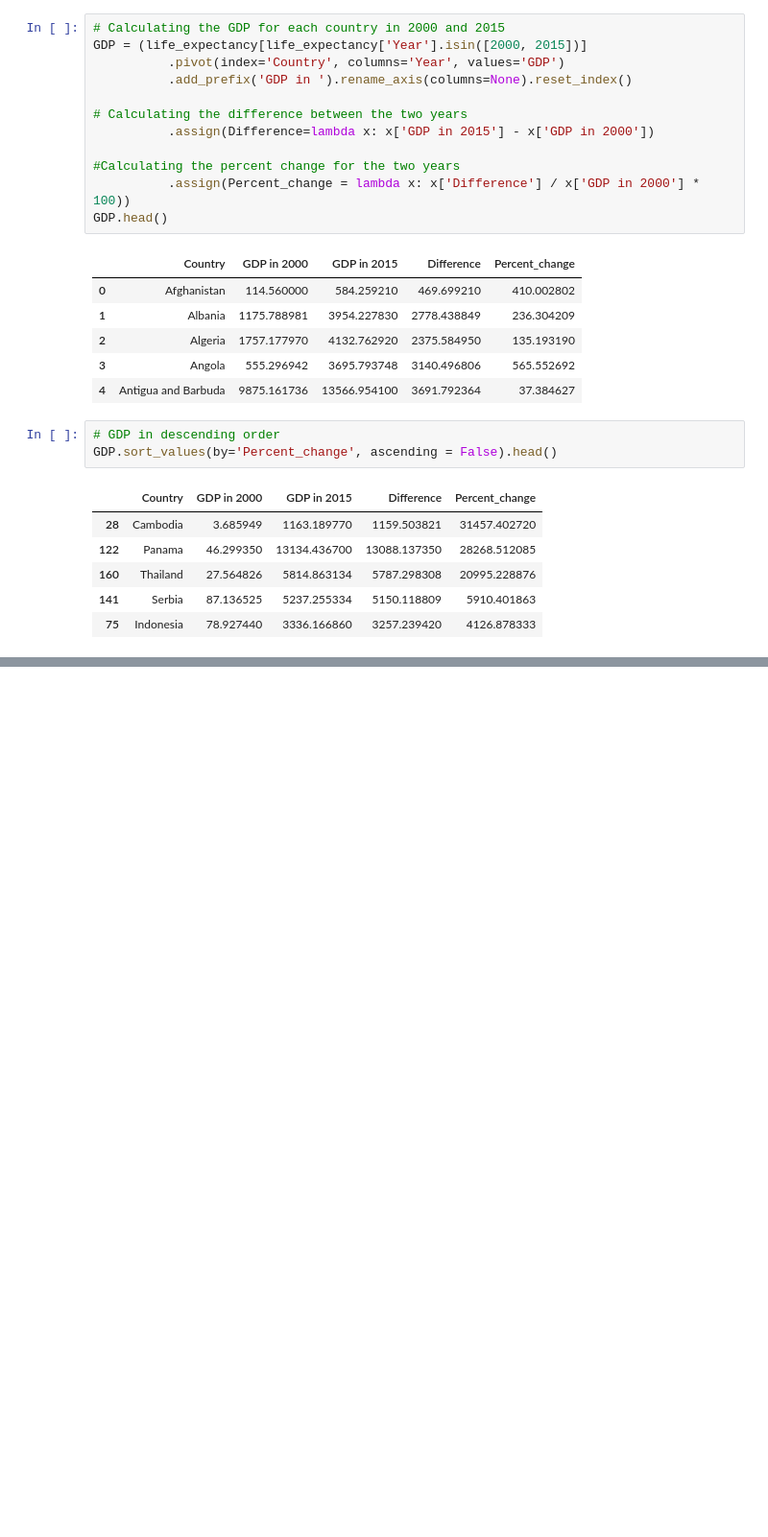
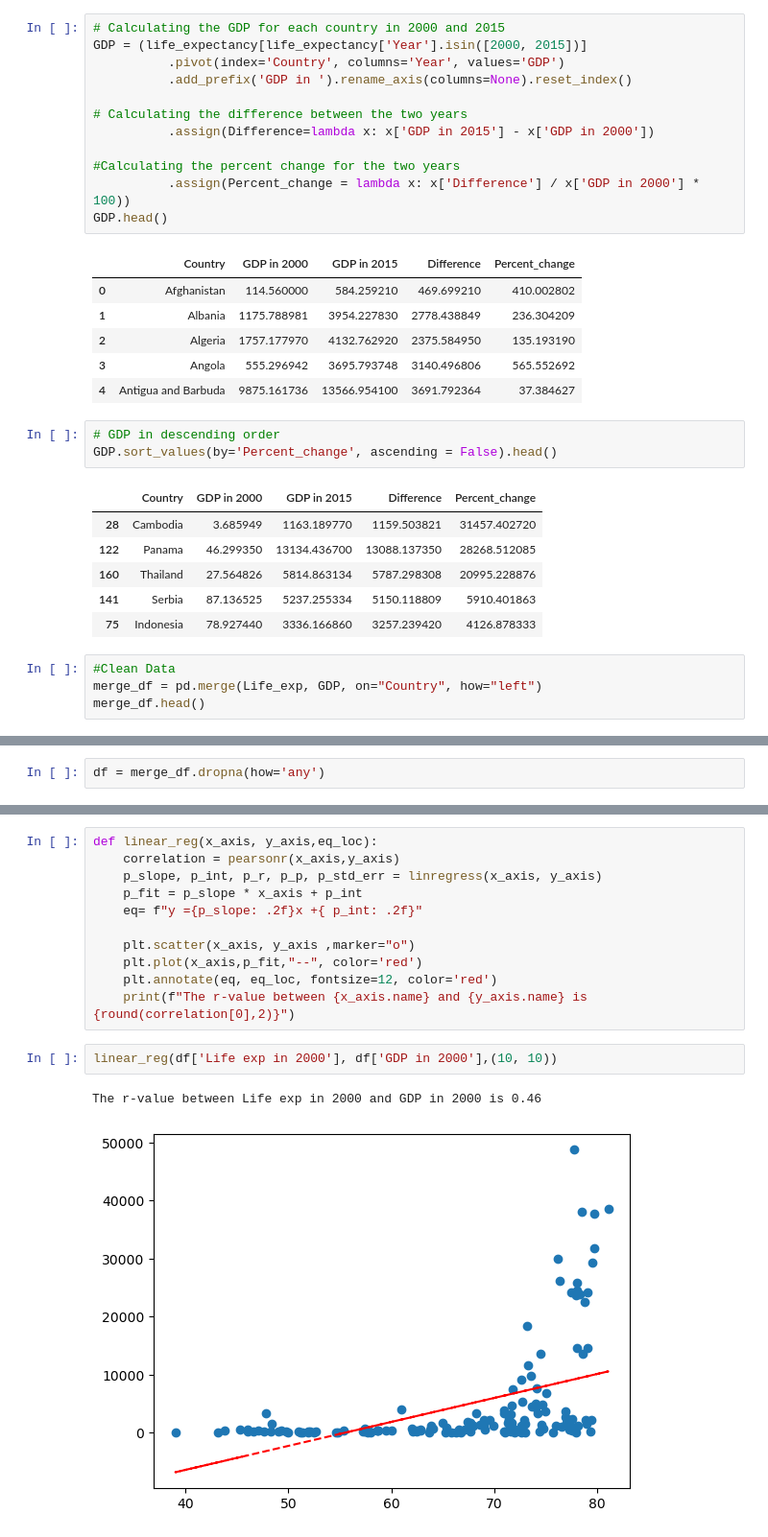
Before and after one commit to AXT295/Project-1, a Jupyter notebook: Project_1.ipynb, the cells around one changed output, grey strips where cells are left out. Shown at 96% size. Cells and saved outputs as stored; diff of their text form; blank space fills up the shorter version.

```diff
--- a/Project_1.ipynb
+++ b/Project_1.ipynb
@@ -83,3 +85,7 @@ GDP.sort_values(by='Percent_change', ascending = False).head()
 | 160 | Thailand | 27.564826 | 5814.863134 | 5787.298308 | 20995.228876 |
 | 141 | Serbia | 87.136525 | 5237.255334 | 5150.118809 | 5910.401863 |
 | 75 | Indonesia | 78.927440 | 3336.166860 | 3257.239420 | 4126.878333 |
+# %%
+#Clean Data
+merge_df = pd.merge(Life_exp, GDP, on="Country", how="left")
+merge_df.head()
@@ -85,0 +112,2 @@ GDP.sort_values(by='Percent_change', ascending = False).head()
+# %%
+df = merge_df.dropna(how='any')
@@ -85,0 +127,16 @@ GDP.sort_values(by='Percent_change', ascending = False).head()
+# %%
+def linear_reg(x_axis, y_axis,eq_loc):
+    correlation = pearsonr(x_axis,y_axis)
+    p_slope, p_int, p_r, p_p, p_std_err = linregress(x_axis, y_axis)
+    p_fit = p_slope * x_axis + p_int
+    eq= f"y ={p_slope: .2f}x +{ p_int: .2f}"
+
+    plt.scatter(x_axis, y_axis ,marker="o")
+    plt.plot(x_axis,p_fit,"--", color='red')
+    plt.annotate(eq, eq_loc, fontsize=12, color='red')
+    print(f"The r-value between {x_axis.name} and {y_axis.name} is {round(correlation[0],2)}")
+# %%
+linear_reg(df['Life exp in 2000'], df['GDP in 2000'],(10, 10))
+# %% [output]
+The r-value between Life exp in 2000 and GDP in 2000 is 0.46
+[figure, added]
```
Also changed, not shown: parts of 5 cells of this notebook.
